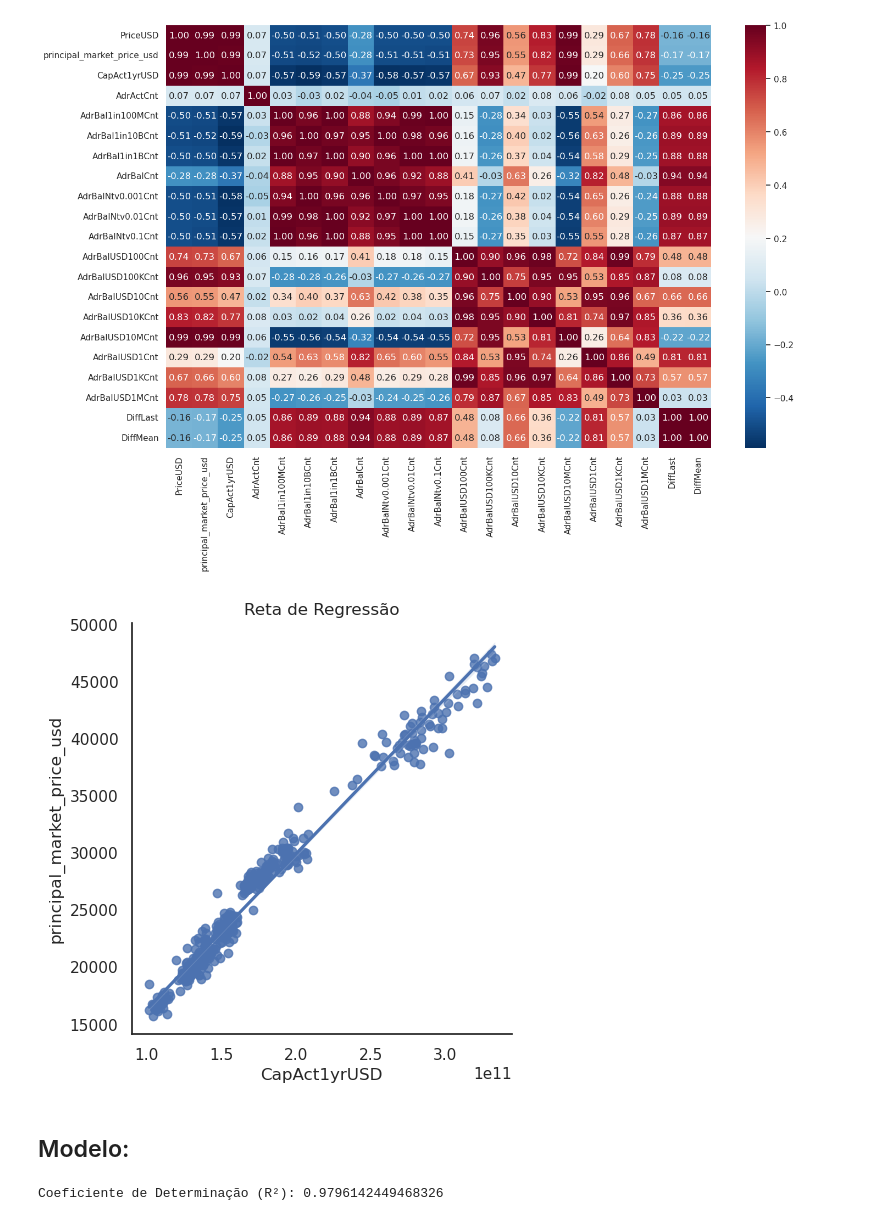
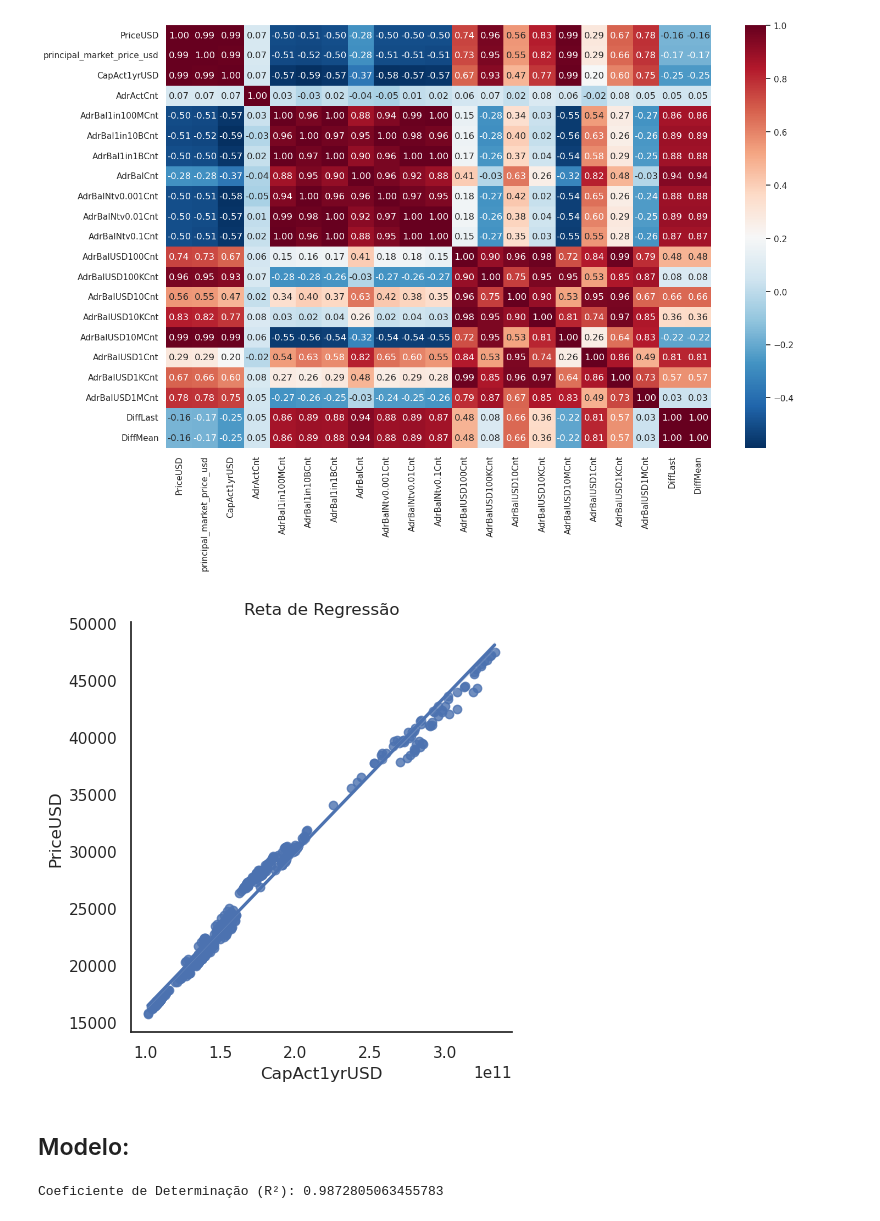
Before and after one commit to SamuelBarbosaDev/Bitcoin_Price_Prediction, a Jupyter notebook: core/core/main.ipynb, the cells around one changed output. Saved outputs shown, nothing was run; the diff lists cells and outputs as text; code cells hidden in the pictures.

```diff
--- a/core/core/main.ipynb
+++ b/core/core/main.ipynb
@@ -284,21 +304,21 @@ bitcoin.gráfico_de_correlação_heatmap(dataframe=dataset)
 # %%
 bitcoin.gráfico_de_reta_linear(
     dataframe=dataset,
     x='CapAct1yrUSD',
-    y='principal_market_price_usd'
+    y='PriceUSD'
 )
 # %% [output]
-[figure, old version]
+[figure, new version]
 # %% [markdown]
 ## Modelo:
 # %%
 treinamento, y_pred, y_test = bitcoin.treinamento(
     dataframe=dataset,
     x='CapAct1yrUSD',
-    y='principal_market_price_usd'
+    y='PriceUSD'
 )
 # %% [output]
-Coeficiente de Determinação (R²): 0.9796142449468326
+Coeficiente de Determinação (R²): 0.9872805063455783
 # %%
 bitcoin.gráfico_de_linha_plot(y_pred=y_pred, y_true=y_test)
 # %% [output]
```
Also changed, not shown: parts of 9 cells of this notebook, 1 other file.
